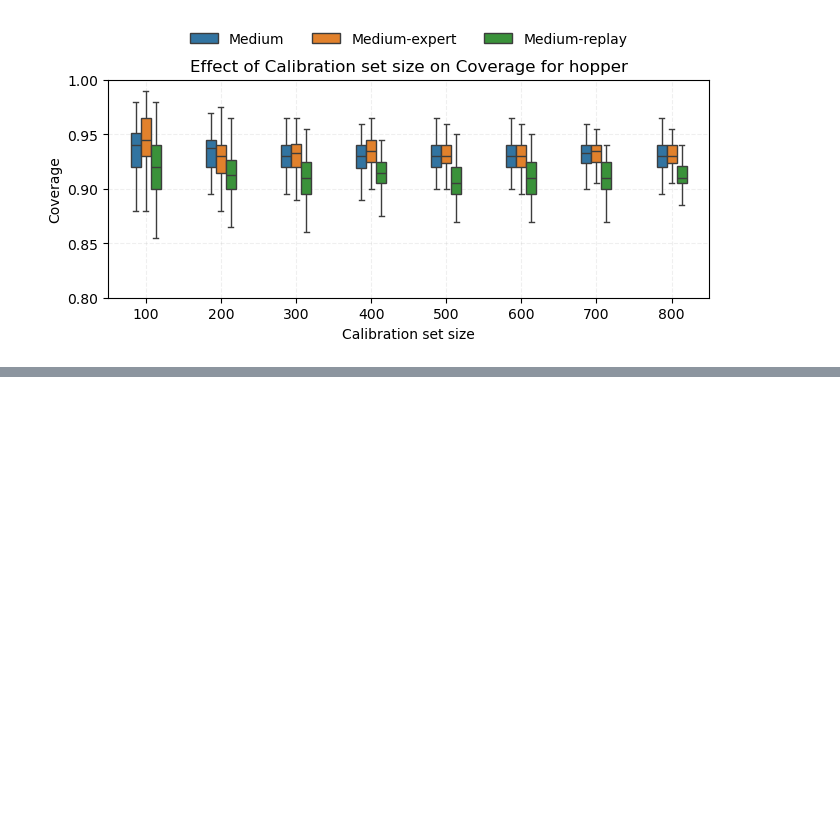
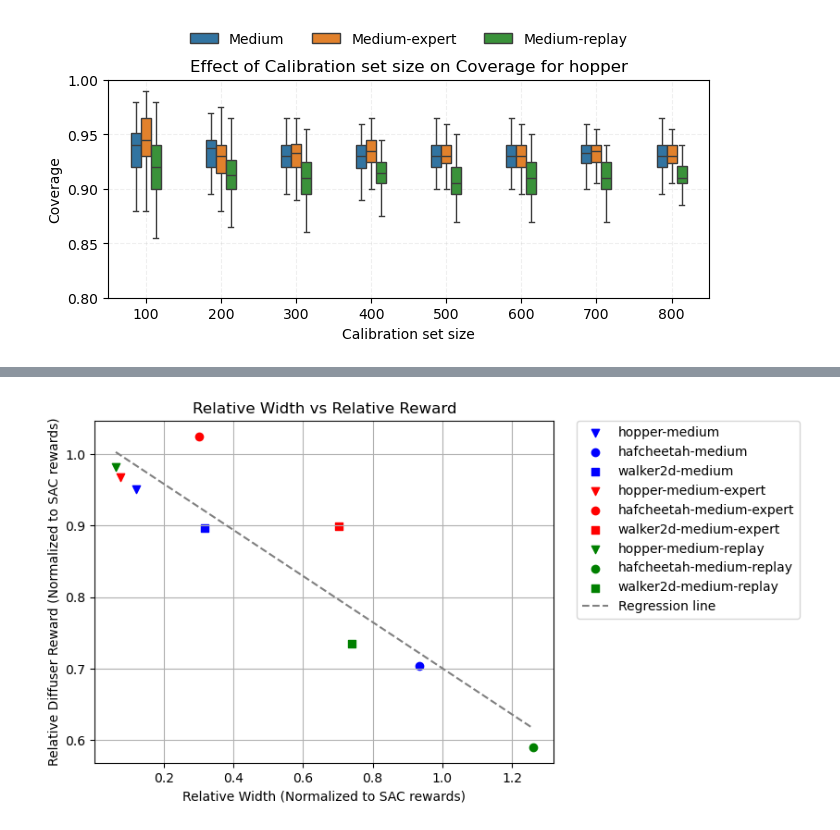
Before and after one commit to mahajanshweta/diffuser_cp, a Jupyter notebook: plotting.ipynb, the cells around one changed output, grey strips where cells are left out. Saved outputs shown, nothing was run; the diff lists cells and outputs as text; code cells hidden in the pictures; blank space fills up the shorter version.

Commit message:
adding plotting code

```diff
--- a/plotting.ipynb
+++ b/plotting.ipynb
@@ -138,3 +140,86 @@ plt.savefig("plots/coverage_with_calib_size_" + task + "_boxplot.pdf", format='p
 plt.show()
 # %% [output]
 [figure]
+# %%
+import numpy as np
+import matplotlib.pyplot as plt
+from scipy import stats
+
+# Data
+diffuser_rewards = [83.51, 109.75, 74.29, 83.64, 175.40, 83.24, 84.66, 99.16, 68.45]
+sac_rewards = [87.84, 155.87, 82.83, 86.41, 171.20, 92.61, 86.19, 168, 93.13]
+widths_cp = [10.523, 145.526, 26.361, 6.673, 51.597, 65.025, 5.388, 211.70, 68.849]
+
+relative_rewards = np.array(diffuser_rewards) / np.array(sac_rewards)
+relative_widths = np.array(widths_cp) / np.array(sac_rewards)
+
+slope, intercept, r_value, p_value, std_err = stats.linregress(relative_widths, relative_rewards)
+
+# Calculate R-squared
+r_squared = r_value**2
+
+# Print results
+print(f"Slope: {slope:.4f}")
+print(f"Intercept: {intercept:.4f}")
+print(f"R-squared: {r_squared:.4f}")
+print(f"P-value: {p_value:.4f}")
+
+# Add regression line to the plot
+x_line = np.linspace(min(relative_widths), max(relative_widths), 100)
+y_line = slope * x_line + intercept
+
+# Define markers for different environments
+markers = {
+    "hopper": "v",     # Triangle down
+    "walker2d": "s",   # Square
+    "cheetah": "o"     # Circle
+}
+
+# Define colors for different dataset types
+colors = {
+    "medium": "blue",
+    "medium-expert": "red",
+    "medium-replay": "green"
+}
+
+# Define labels corresponding to the data points
+labels = [
+    "hopper-medium", "hafcheetah-medium", "walker2d-medium",
+    "hopper-medium-expert", "hafcheetah-medium-expert", "walker2d-medium-expert",
+    "hopper-medium-replay", "hafcheetah-medium-replay", "walker2d-medium-replay"
+]
+
+# Plot each point with a unique color and appropriate marker
+for i, label in enumerate(labels):
+    # Determine the marker based on the label
+    if "hopper" in label:
+        marker = markers["hopper"]
+    elif "walker2d" in label:
+        marker = markers["walker2d"]
+    elif "cheetah" in label:
+        marker = markers["cheetah"]
+    else:
+        marker = "o"  # Default to circle if none match
+
+    # Determine the color based on the label
+    if "medium-expert" in label:
+        color = colors["medium-expert"]
+    elif "medium-replay" in label:
+        color = colors["medium-replay"]
+    else:
+        color = colors["medium"]
+
+    plt.scatter(relative_widths[i], relative_rewards[i], color=color, marker=marker, label=label)
+
+plt.plot(x_line, y_line, color='gray', linestyle='--', label='Regression line')
+
+plt.xlabel('Relative Width (Normalized to SAC rewards)')
+plt.ylabel('Relative Diffuser Reward (Normalized to SAC rewards)')
+plt.title('Relative Width vs Relative Reward')
+plt.grid(True)
+
+# Show legend outside the plot
+plt.legend(bbox_to_anchor=(1.05, 1), loc='upper left', borderaxespad=0.)
+plt.savefig("plots/relative_width_vs_reward.pdf", format='pdf', bbox_inches='tight')
+plt.show()
+# %% [output]
@@ -140,0 +230 @@ plt.show()
+[figure, added]
```
Also changed, not shown: parts of 2 cells of this notebook, 1 other file.
